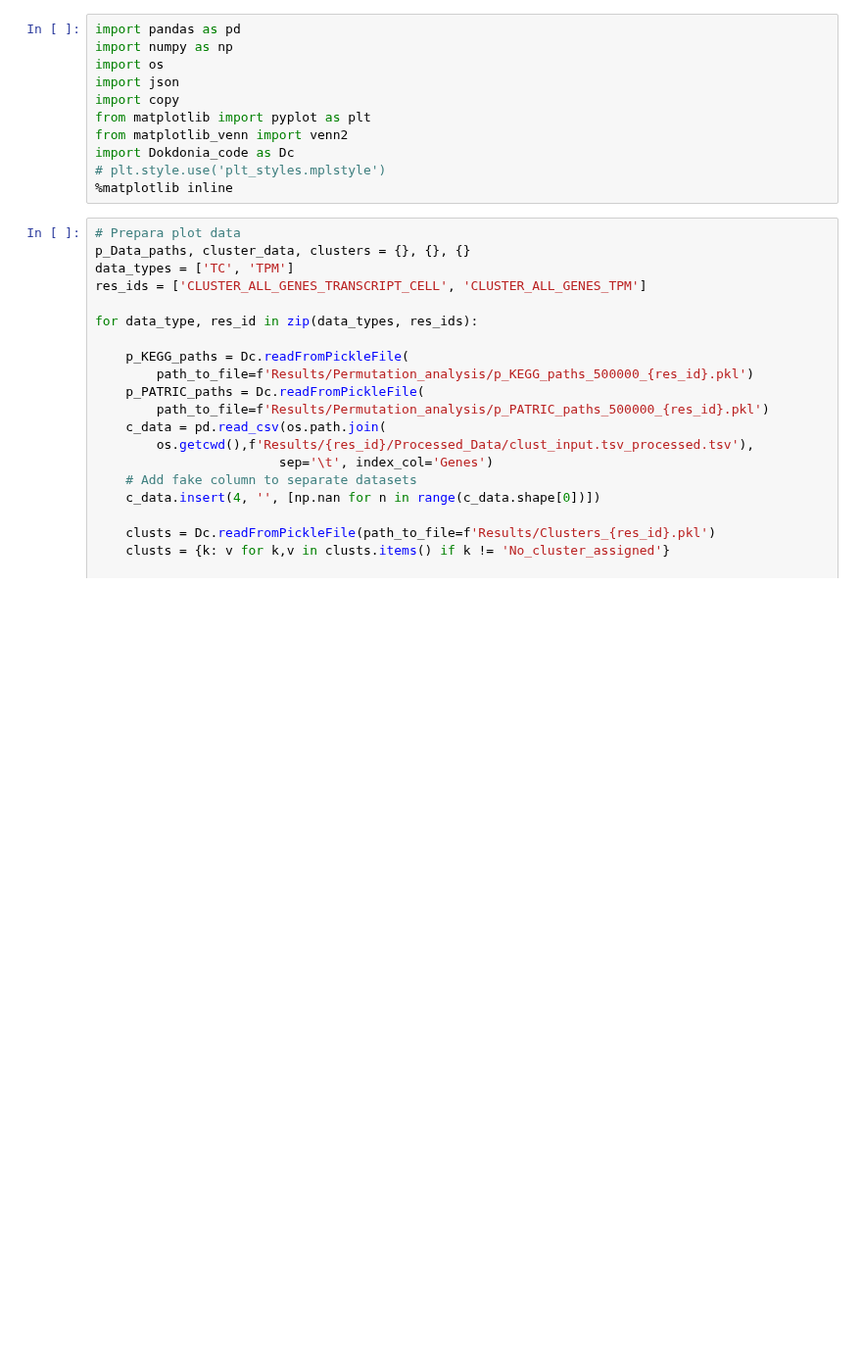
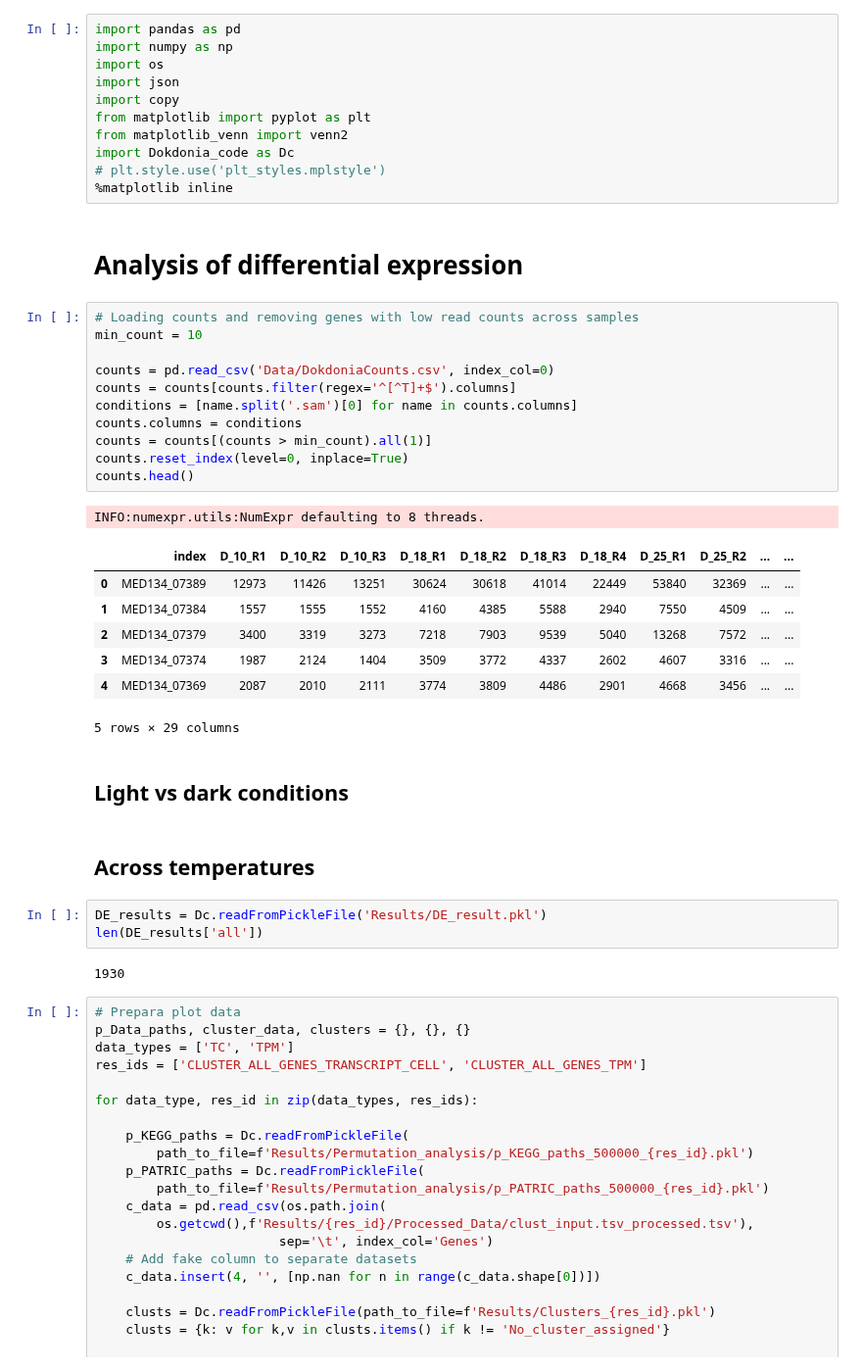
Before and after one commit to Robaina/Dokdonia, a Jupyter notebook: Clean_Dokdonia.ipynb, the cells around one changed output. Shown at 98% size. Drawn from its saved outputs; the diff is of its cells as text; blank space fills up the shorter version.

```diff
--- a/Clean_Dokdonia.ipynb
+++ b/Clean_Dokdonia.ipynb
@@ -9,6 +9,37 @@ from matplotlib_venn import venn2
 import Dokdonia_code as Dc
 # plt.style.use('plt_styles.mplstyle')
 %matplotlib inline
+# %% [markdown]
+# Analysis of differential expression
+# %%
+# Loading counts and removing genes with low read counts across samples
+min_count = 10
+
+counts = pd.read_csv('Data/DokdoniaCounts.csv', index_col=0)
+counts = counts[counts.filter(regex='^[^T]+$').columns]
+conditions = [name.split('.sam')[0] for name in counts.columns]
+counts.columns = conditions
+counts = counts[(counts > min_count).all(1)]
+counts.reset_index(level=0, inplace=True)
+counts.head()
+# %% [output]
+INFO:numexpr.utils:NumExpr defaulting to 8 threads.
+|  | index | D_10_R1 | D_10_R2 | D_10_R3 | D_18_R1 | D_18_R2 | D_18_R3 | D_18_R4 | D_25_R1 | D_25_R2 | ... | ... |
+| 0 | MED134_07389 | 12973 | 11426 | 13251 | 30624 | 30618 | 41014 | 22449 | 53840 | 32369 | ... | ... |
+| 1 | MED134_07384 | 1557 | 1555 | 1552 | 4160 | 4385 | 5588 | 2940 | 7550 | 4509 | ... | ... |
+| 2 | MED134_07379 | 3400 | 3319 | 3273 | 7218 | 7903 | 9539 | 5040 | 13268 | 7572 | ... | ... |
+| 3 | MED134_07374 | 1987 | 2124 | 1404 | 3509 | 3772 | 4337 | 2602 | 4607 | 3316 | ... | ... |
+| 4 | MED134_07369 | 2087 | 2010 | 2111 | 3774 | 3809 | 4486 | 2901 | 4668 | 3456 | ... | ... |
+5 rows × 29 columns
+# %% [markdown]
+## Light vs dark conditions
+# %% [markdown]
+## Across temperatures
+# %%
+DE_results = Dc.readFromPickleFile('Results/DE_result.pkl')
+len(DE_results['all'])
+# %% [output]
+1930
 # %%
 # Prepara plot data
 p_Data_paths, cluster_data, clusters = {}, {}, {}
```
Also changed, not shown: parts of 9 cells of this notebook, 2 other files.
